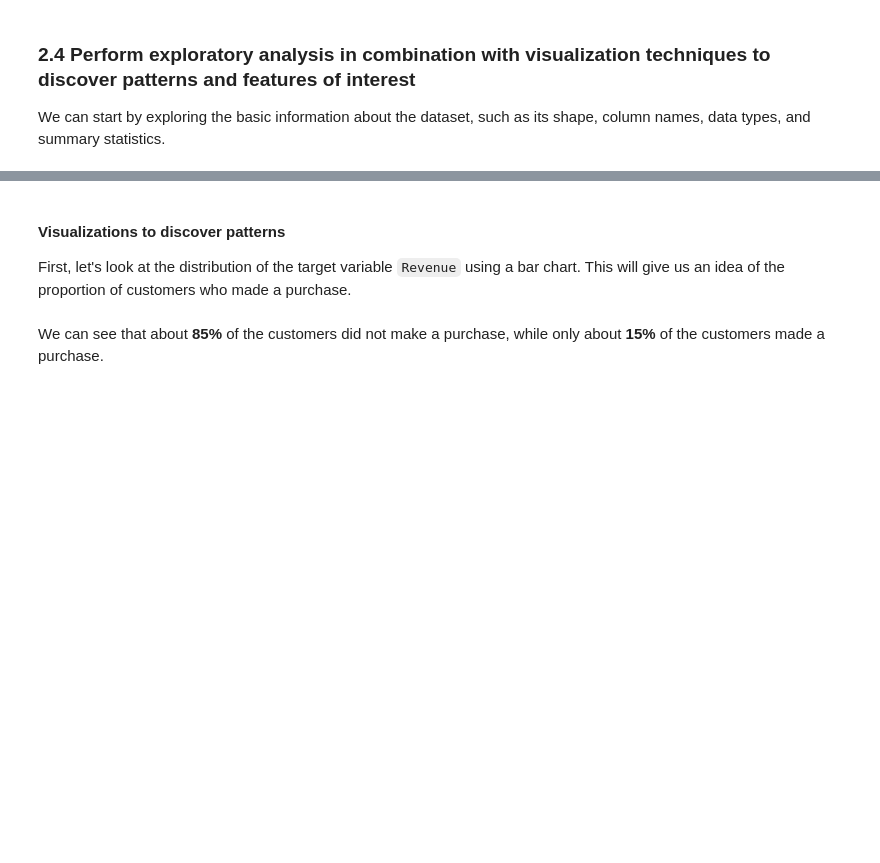
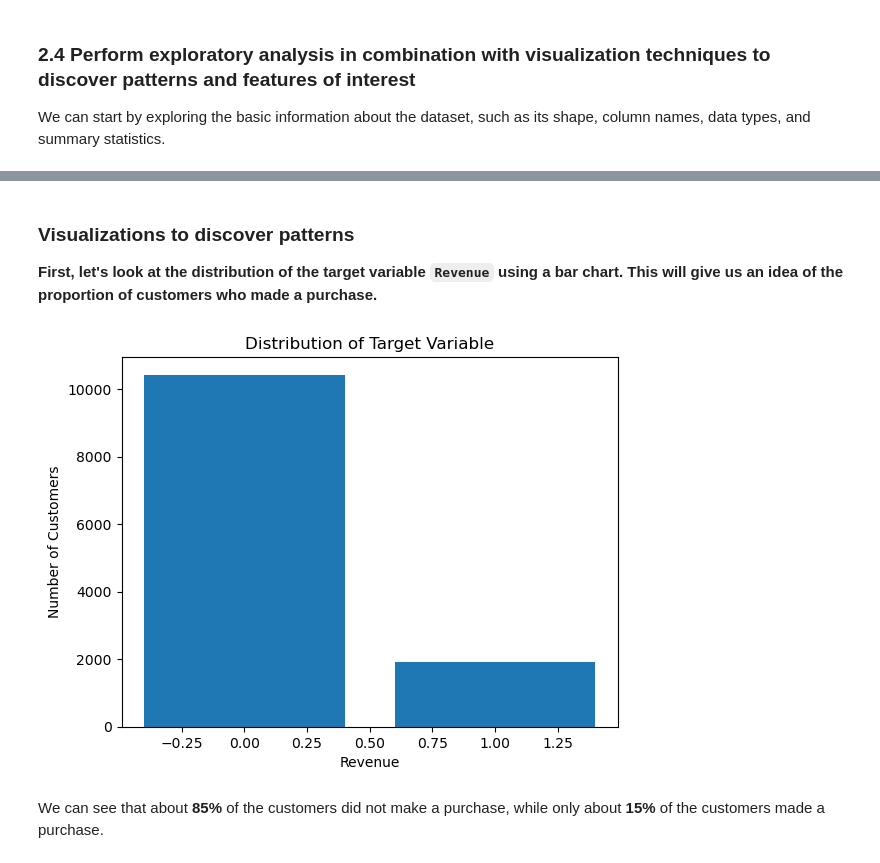
Before and after one commit to gseba/Team2_Online_Shopper_Intention, a Jupyter notebook: Team_2_Combined_FinalProject.ipynb, the cells around one changed output, grey strips where cells are left out. Drawn from its saved outputs; the diff is of its cells as text; code cells hidden in the pictures; blank space fills up the shorter version.

````diff
--- a/Team_2_Combined_FinalProject.ipynb
+++ b/Team_2_Combined_FinalProject.ipynb
@@ -363,16 +387,18 @@ We can start by exploring the basic information about the dataset, such as its s
 # %% [markdown]
-#### Visualizations to discover patterns
+### Visualizations to discover patterns
 
-First, let's look at the distribution of the target variable ```Revenue``` using a bar chart. This will give us an idea of the proportion of customers who made a purchase.
+**First, let's look at the distribution of the target variable ```Revenue``` using a bar chart. This will give us an idea of the proportion of customers who made a purchase.**
 # %%
-# # Count the number of values for each category of the target variable
-# revenue_counts = df['Revenue'].value_counts()
+# Count the number of values for each category of the target variable
+revenue_counts = df['Revenue'].value_counts()
 
-# # Plot the distribution of the target variable
-# plt.bar(revenue_counts.index, revenue_counts.values)
-# plt.xlabel('Revenue')
-# plt.ylabel('Number of Customers')
-# plt.title('Distribution of Target Variable')
-# plt.show()
+# Plot the distribution of the target variable
+plt.bar(revenue_counts.index, revenue_counts.values)
+plt.xlabel('Revenue')
+plt.ylabel('Number of Customers')
+plt.title('Distribution of Target Variable')
+plt.show()
+# %% [output]
+[figure, added]
 # %% [markdown]
 We can see that about **85%** of the customers did not make a purchase, while only about **15%** of the customers made a purchase.
````
Also changed, not shown: parts of 6 cells of this notebook.
